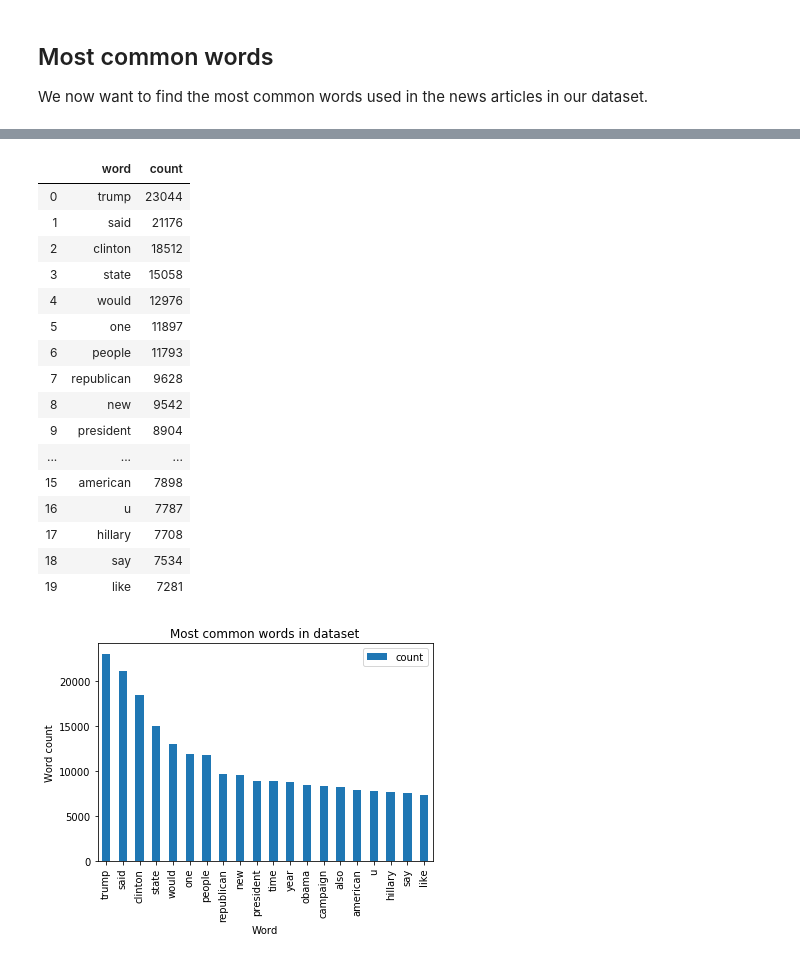
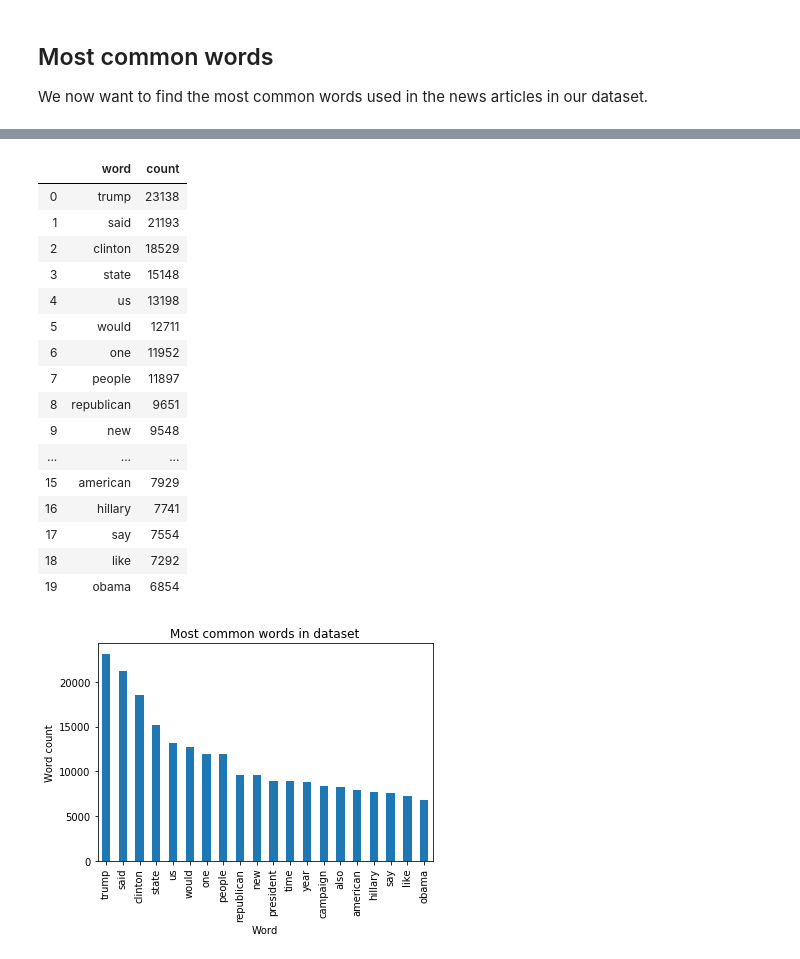
Before and after one commit to EMAT31530/ai-group-project-maths-team, a Jupyter notebook: Analysis of our chosen dataset.ipynb, the cells around one changed output, grey strips where cells are left out. Cells and saved outputs as stored; diff of their text form; code cells hidden in the pictures.

```diff
--- a/Analysis of our chosen dataset.ipynb
+++ b/Analysis of our chosen dataset.ipynb
@@ -73,28 +4,41 @@ df
 # %%
-# It's now time for a bit of preprocessing...
+# This is the code used to preprocess our dataset.
+# Each step is explained in detail in the 'Data Pre-processing' notebook.
+
+import numpy as np
+import pandas as pd
+
+df = pd.read_csv('news.csv')
+df['news'] = df['title'] + ' ' + df['text']
+convert_to_binary = {'REAL':1,'FAKE':0}
+df['label'] = df['label'].map(convert_to_binary)
+df = df.drop([df.columns[0],df.columns[1],df.columns[2]],axis=1)
+df = df.reindex(columns=['news','label'])
+
 import nltk
 from nltk.tokenize import word_tokenize
 from nltk.corpus import stopwords
 from nltk.stem import WordNetLemmatizer
+import re
 
 stop_words = stopwords.words('english')
 stop_words.extend(['the','it','in'])
 WNL = WordNetLemmatizer()
 
 for index, row in df.iterrows():
-    filter_sentence = ''
-    sentence = row['news']
-    # Tokenization
-    words = [word.lower() for word in nltk.word_tokenize(sentence)]
-    # Stopwords removal
+    filtered_article = ''
+    article = row['news']
+    article = re.sub(r'[^\w\s]', '', article)
+    words = [word.lower() for word in nltk.word_tokenize(article)]
     words = [word for word in words if not word in stop_words]
-    # Removing all punctuation
-    words = [word for word in words if word.isalpha()]
-    # Lemmatization
+    words_lemmatized = []
     for word in words:
-        filter_sentence = filter_sentence  + ' ' + str(WNL.lemmatize(word)).lower()
-    filter_sentence = filter_sentence[1:]
+        if word == 'us':
+            words_lemmatized.append(word)
+        else:
+            words_lemmatized.append(WNL.lemmatize(word))
+    filtered_article = " ".join([word for word in words_lemmatized])
+    df.loc[index, 'news'] = filtered_article
 
-    df.loc[index, 'news'] = filter_sentence
 df.head()
 # %% [output]
@@ -144,32 +116,32 @@ word_count_df = word_count_df.sort_values(by='count',ascending=False).reset_inde
 word_count_df.head(20)
 # %% [output]
 |  | word | count |
-| 0 | trump | 23044 |
-| 1 | said | 21176 |
-| 2 | clinton | 18512 |
-| 3 | state | 15058 |
-| 4 | would | 12976 |
-| 5 | one | 11897 |
-| 6 | people | 11793 |
-| 7 | republican | 9628 |
-| 8 | new | 9542 |
-| 9 | president | 8904 |
+| 0 | trump | 23138 |
+| 1 | said | 21193 |
+| 2 | clinton | 18529 |
+| 3 | state | 15148 |
+| 4 | us | 13198 |
+| 5 | would | 12711 |
+| 6 | one | 11952 |
+| 7 | people | 11897 |
+| 8 | republican | 9651 |
+| 9 | new | 9548 |
 | ... | ... | ... |
-| 15 | american | 7898 |
-| 16 | u | 7787 |
-| 17 | hillary | 7708 |
-| 18 | say | 7534 |
-| 19 | like | 7281 |
+| 15 | american | 7929 |
+| 16 | hillary | 7741 |
+| 17 | say | 7554 |
+| 18 | like | 7292 |
+| 19 | obama | 6854 |
 # %%
-# We can plot this on a bar graph.
+# We can plot this on a bar chart.
 import matplotlib.pyplot as plt
-bar_graph = word_count_df.head(20).plot.bar(x='word')
+bar_graph = word_count_df.head(20).plot.bar(x='word',legend=None)
 plt.title('Most common words in dataset')
 plt.ylabel('Word count')
 plt.xlabel('Word')
 plt.show()
 # %% [output]
-[figure, old version]
+[figure, new version]
 # %%
 # Now lets see if there is any difference between the most common words in the articles labelled as real vs fake.
 
```
Also changed, not shown: parts of 36 cells of this notebook.
